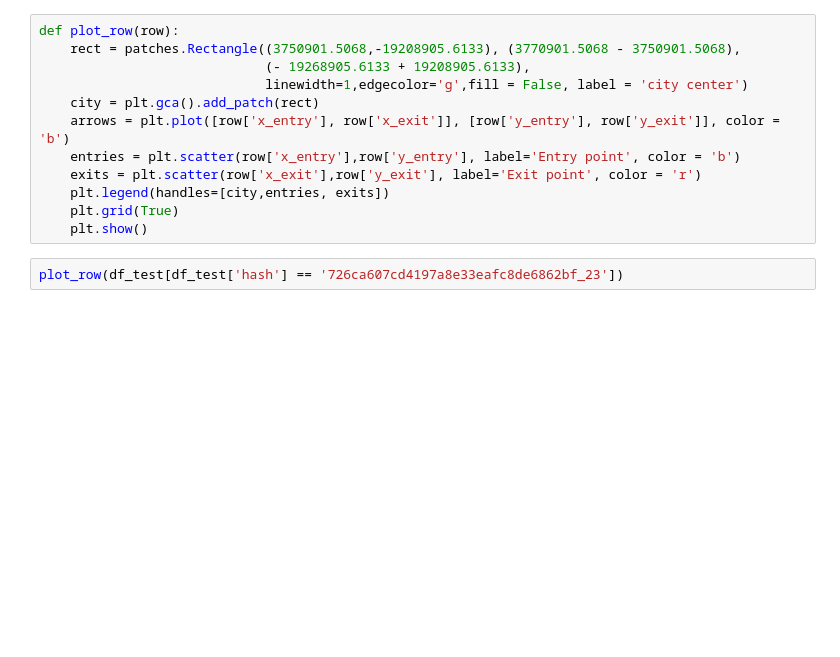
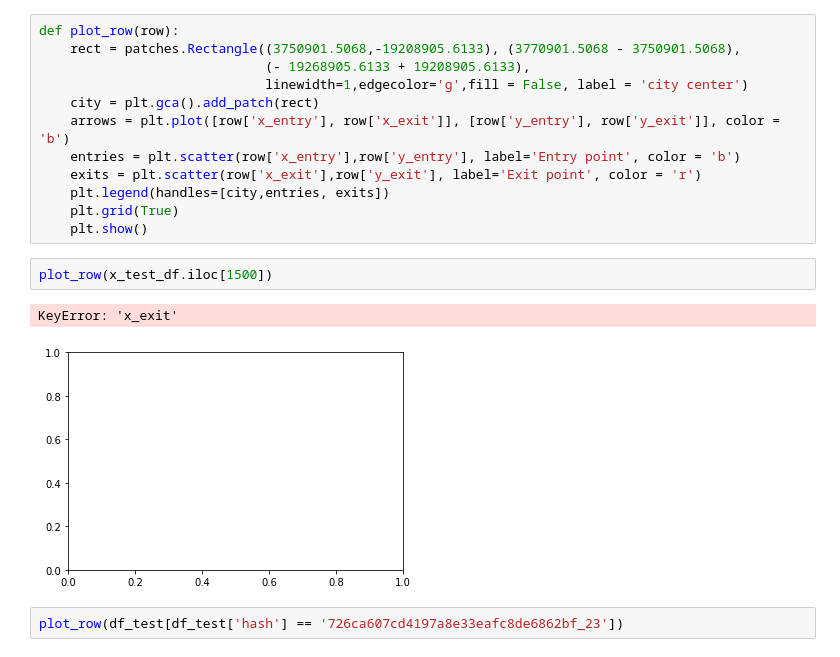
Before and after one commit to kaadnan/EY2019, a Jupyter notebook: ML.ipynb, the cells around one changed output. Drawn from its saved outputs; the diff is of its cells as text; blank space fills up the shorter version.

```diff
--- a/ML.ipynb
+++ b/ML.ipynb
@@ -370,6 +323,11 @@ def plot_row(row):
     plt.legend(handles=[city,entries, exits])
     plt.grid(True)
     plt.show()
+# %%
+plot_row(x_test_df.iloc[1500])
+# %% [output]
+KeyError: 'x_exit'
+[figure, added]
 # %%
 plot_row(df_test[df_test['hash'] == '726ca607cd4197a8e33eafc8de6862bf_23'])
 # %%
```
Also changed, not shown: parts of 12 cells of this notebook, 1 other file.
